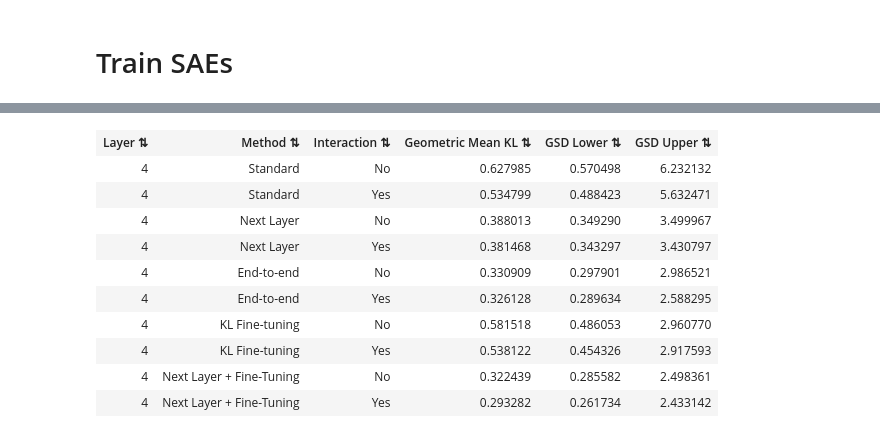
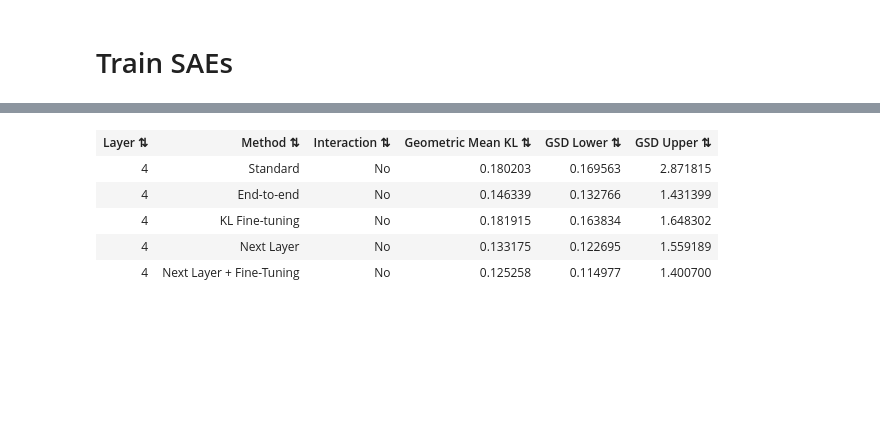
Before and after one commit to evan-lloyd/mechinterp-experiments, a Jupyter notebook: tiny_stories_sae/feature_interaction_demo.ipynb, the cells around one changed output, grey strips where cells are left out. Saved outputs shown, nothing was run; the diff lists cells and outputs as text; code cells hidden in the pictures; blank space fills up the shorter version.

Commit message:
more validations

```diff
--- a/tiny_stories_sae/feature_interaction_demo.ipynb
+++ b/tiny_stories_sae/feature_interaction_demo.ipynb
@@ -105,13 +105,13 @@ GPTNeoForCausalLM(
 # Caches model activations to these directories; modify if necessary, or set to None to disable.
 # These take up ~16GB and ~1.5GB respectively, but will save a fair bit of time when running
 # the notebook, since they can be re-used across all methods we're comparing.
-# TRAINING_CACHE_DIR = None
-# VALIDATION_CACHE_DIR = None
-TRAINING_CACHE_DIR = ".training_cache"
-VALIDATION_CACHE_DIR = ".validation_cache"
-NUM_TRAINING_TOKENS = int(1e7)
+# Skip caching if CUDA is available, as at least on the cloud hardware I was using it was actually
+# faster to just re-run the model than to load from disk! (Possibly my caching implementation is just bad.)
+TRAINING_CACHE_DIR = None if torch.cuda.is_available() else ".training_cache"
+VALIDATION_CACHE_DIR = None if torch.cuda.is_available() else ".validation_cache"
+NUM_TRAINING_TOKENS = int(1e7) if torch.cuda.is_available() else int(1e6)
 EVAL_INTERVAL = int(1e5)
-NUM_VALIDATION_TOKENS = int(1e6)
+NUM_VALIDATION_TOKENS = int(1e6) if torch.cuda.is_available() else int(1e5)
 D_MODEL = model.config.hidden_size
 D_SAE = D_MODEL * 4
 TOPK = 100
@@ -177,8 +177,10 @@ empty_saes = {
 }
 
 
-def linear_decay(frac_trained: float):
-    return 1.0 - frac_trained
+def linear_decay_during_finetune(frac_trained: float):
+    if frac_trained < (1 - FINETUNE_FRACTION):
+        return 1.0
+    return 1.0 - (frac_trained - (1 - FINETUNE_FRACTION)) / FINETUNE_FRACTION
 
 
 training_config = {
@@ -190,9 +192,7 @@ training_config = {
         train_layers=list(range(model.config.num_layers)),
         lr=1e-3,
         interaction_lr=1e-3,
-        finetune_lr_schedule=linear_decay,  # per Karvonen (2025)
-        use_downstream_saes=method
-        in (TrainingMethod.next_layer, TrainingMethod.next_layer_finetuned),
+        lr_schedule=linear_decay_during_finetune,  # per Karvonen (2025)
         downstream_reconstruction_weight=1.0,
         reconstruction_weight=1.0,
         balance_reconstruction_losses=True,
@@ -238,6 +238,8 @@ if VALIDATION_CACHE_DIR and (
     )
 # %%
 for spec in SAE_SPECS():
+    if spec[1] or spec[0] not in (TrainingMethod.standard, TrainingMethod.next_layer):
+        continue
     # We finetune these from checkpoints of other methods
     if spec[0] in (TrainingMethod.finetuned, TrainingMethod.next_layer_finetuned):
         continue
@@ -267,7 +269,7 @@ for spec in SAE_SPECS():
         f"mean rre={ {k: np.mean(v.rre).item() for k, v in validation_results[spec].layer_results.items() if v.rre is not None} })"
     )
     print(
-        f"mean kl={ {k: np.mean(v.kl).item() for k, v in validation_results[spec].layer_results.items() if v.kl is not None} })"
+        f"geom mean kl={ {k: np.exp(np.mean(np.log(v.kl[v.kl > 0]))).item() for k, v in validation_results[spec].layer_results.items() if v.kl is not None} })"
     )
 # %% [output]
 Training Standard, use_interaction=False
@@ -290,5 +289,7 @@ Layer 3
 # %%
 for spec in SAE_SPECS():
+    if spec[1] or spec[0] not in (TrainingMethod.finetuned,):
+        continue
     if spec[0] not in (TrainingMethod.finetuned, TrainingMethod.next_layer_finetuned):
         continue
     print(f"Training {spec[0].value}, use_interaction={spec[1]}")
@@ -322,7 +323,7 @@ for spec in SAE_SPECS():
         f"mean rre={ {k: np.mean(v.rre).item() for k, v in validation_results[spec].layer_results.items() if v.rre is not None} })"
     )
     print(
-        f"mean kl={ {k: np.mean(v.kl).item() for k, v in validation_results[spec].layer_results.items() if v.kl is not None} })"
+        f"geom mean kl={ {k: np.exp(np.mean(np.log(v.kl[v.kl > 0]))).item() for k, v in validation_results[spec].layer_results.items() if v.kl is not None} })"
     )
 # %% [output]
 Training KL Fine-tuning, use_interaction=False
@@ -529,43 +340,48 @@ from tiny_stories_sae.ops import display_sortable_html_table
 headers = ["Layer", "Method", "Interaction", "Geometric Mean KL", "GSD Lower", "GSD Upper"]
 rows = []
 
+methods = []
+seen_methods = set()
+for spec in validation_results:
+    if spec[0] not in seen_methods:
+        methods.append(spec[0])
+method_labels = [m.value for m in methods]
+
 for layer in [model.config.num_layers]:
     for method, method_label in zip(methods, method_labels):
         for has_interaction in [False, True]:
             spec = (method, has_interaction)
+            if spec not in validation_results:
+                continue
+
             interaction_label = "Yes" if has_interaction else "No"
 
-            if spec in validation_results and layer in validation_results[spec].layer_results:
+            if layer in validation_results[spec].layer_results:
                 kl_values = validation_results[spec].layer_results[layer].kl
                 if kl_values is not None and len(kl_values) > 0:
                     kl_positive = kl_values[kl_values > 0]
                     if len(kl_positive) > 0:
                         log_kl = np.log(kl_positive)
                         log_mean = np.mean(log_kl)
                         log_std = np.std(log_kl)
                         gm = np.exp(log_mean)
                         gsd = np.exp(log_std)
                         gsd_lower = gm - gm / gsd
                         gsd_upper = gm * gsd - gm
                     else:
                         gm, gsd_lower, gsd_upper = 0, 0, 0
                 else:
                     gm, gsd_lower, gsd_upper = 0, 0, 0
             else:
                 gm, gsd_lower, gsd_upper = 0, 0, 0
 
             rows.append([layer, method_label, interaction_label, f"{gm:.6f}", f"{gsd_lower:.6f}", f"{gsd_upper:.6f}"])
 
 display_sortable_html_table(headers, rows)
 # %% [output]
 | Layer ⇅ | Method ⇅ | Interaction ⇅ | Geometric Mean KL ⇅ | GSD Lower ⇅ | GSD Upper ⇅ |
-| 4 | Standard | No | 0.627985 | 0.570498 | 6.232132 |
-| 4 | Standard | Yes | 0.534799 | 0.488423 | 5.632471 |
-| 4 | Next Layer | No | 0.388013 | 0.349290 | 3.499967 |
-| 4 | Next Layer | Yes | 0.381468 | 0.343297 | 3.430797 |
-| 4 | End-to-end | No | 0.330909 | 0.297901 | 2.986521 |
-| 4 | End-to-end | Yes | 0.326128 | 0.289634 | 2.588295 |
-| 4 | KL Fine-tuning | No | 0.581518 | 0.486053 | 2.960770 |
-| 4 | KL Fine-tuning | Yes | 0.538122 | 0.454326 | 2.917593 |
-| 4 | Next Layer + Fine-Tuning | No | 0.322439 | 0.285582 | 2.498361 |
-| 4 | Next Layer + Fine-Tuning | Yes | 0.293282 | 0.261734 | 2.433142 |
+| 4 | Standard | No | 0.180203 | 0.169563 | 2.871815 |
+| 4 | End-to-end | No | 0.146339 | 0.132766 | 1.431399 |
+| 4 | KL Fine-tuning | No | 0.181915 | 0.163834 | 1.648302 |
+| 4 | Next Layer | No | 0.133175 | 0.122695 | 1.559189 |
+| 4 | Next Layer + Fine-Tuning | No | 0.125258 | 0.114977 | 1.400700 |
```
Also changed, not shown: parts of 17 cells of this notebook, 8 other files.
